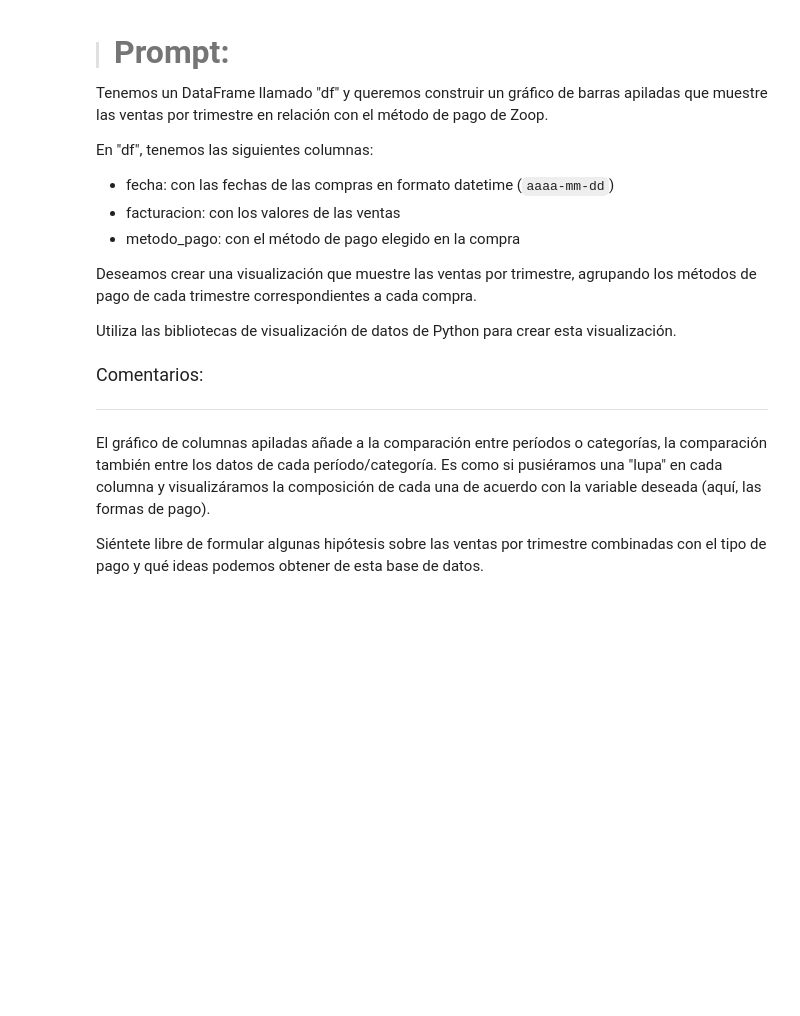
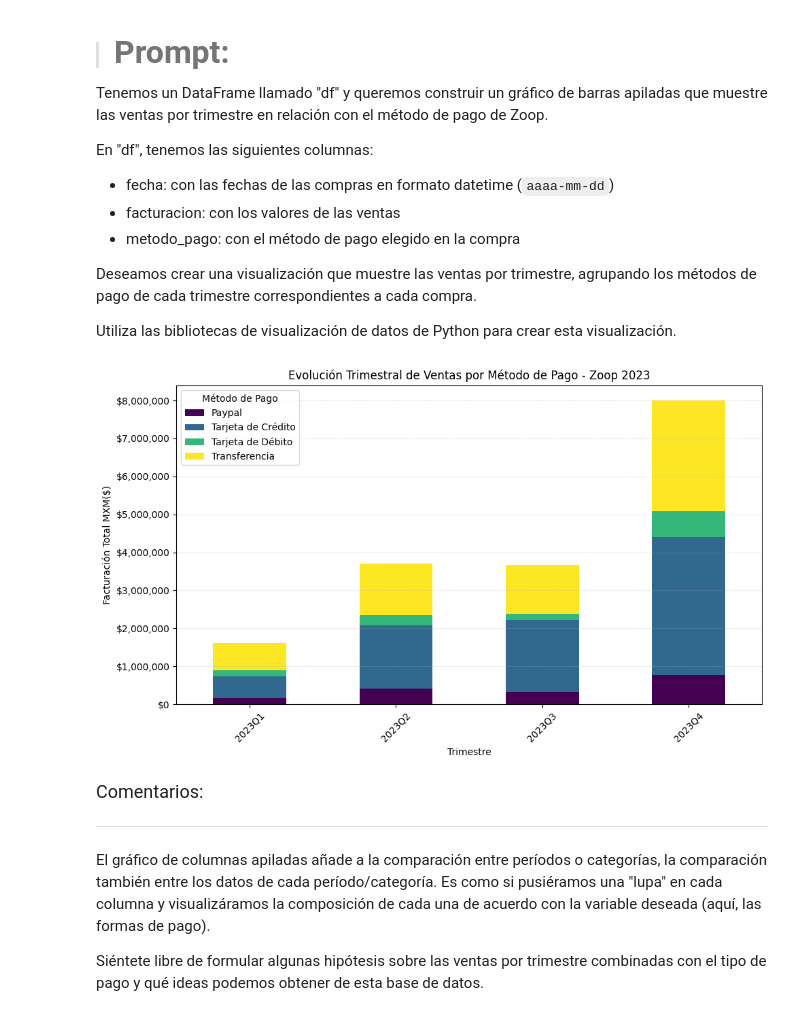
Before and after one commit to Basurero2/IA_aplicada_a_ciencia_de_datos, a Jupyter notebook: IA_aplicada_a_ciencia_de_datos.ipynb, the cells around one changed output. Saved outputs shown, nothing was run; the diff lists cells and outputs as text; code cells hidden in the pictures; blank space fills up the shorter version.

```diff
--- a/IA_aplicada_a_ciencia_de_datos.ipynb
+++ b/IA_aplicada_a_ciencia_de_datos.ipynb
@@ -507,6 +710,41 @@ En "df", tenemos las siguientes columnas:
 Deseamos crear una visualización que muestre las ventas por trimestre, agrupando los métodos de pago de cada trimestre correspondientes a cada compra.
 
 Utiliza las bibliotecas de visualización de datos de Python para crear esta visualización.
+# %%
+# 2. Creamos la columna de 'Trimestre'
+# .dt.to_period('Q') convierte la fecha a formato Trimestre (ej: 2023Q1)
+df['trimestre'] = df['fecha'].dt.to_period('Q')
+
+# 3. Agrupamos los datos
+# Necesitamos sumar la facturación desglosada por Trimestre Y por Método de Pago
+# .unstack() es el truco clave: convierte los métodos de pago de filas a columnas
+ventas_trimestrales = df.groupby(['trimestre', 'metodo_pago'])['facturacion'].sum().unstack()
+
+# 4. Crear el gráfico de barras apiladas
+# kind='bar' + stacked=True crea el apilamiento
+ax = ventas_trimestrales.plot(kind='bar', stacked=True, figsize=(10, 6), colormap='viridis')
+
+# 5. Personalización
+plt.title('Evolución Trimestral de Ventas por Método de Pago - Zoop 2023')
+plt.xlabel('Trimestre')
+plt.ylabel('Facturación Total MXM($)')
+plt.xticks(rotation=45) # Mantiene las etiquetas horizontales (Q1, Q2...) para facilitar lectura
+
+# Mover la leyenda fuera del gráfico para que no tape las barras
+plt.legend(title='Método de Pago', bbox_to_anchor=(0, 1), loc='upper left')
+
+# Formato de moneda en eje Y
+current_values = plt.gca().get_yticks()
+plt.gca().set_yticklabels(['${:,.0f}'.format(x) for x in current_values])
+
+plt.grid(axis='y', linestyle='--', alpha=0.3)
+plt.tight_layout()
+
+# Guardar y mostrar
+plt.savefig('ventas_trimestrales_apiladas.png')
+plt.show()
+# %% [output]
+[figure, added]
 # %% [markdown]
 <font color="7b71ff" size=4> Comentarios: </font>
 
```
Also changed, not shown: parts of 42 cells of this notebook.
